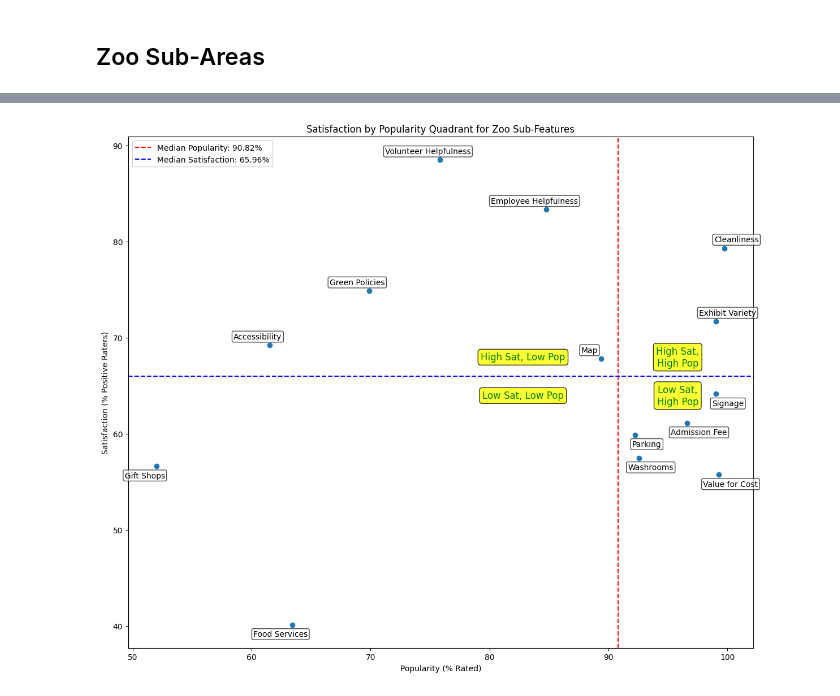
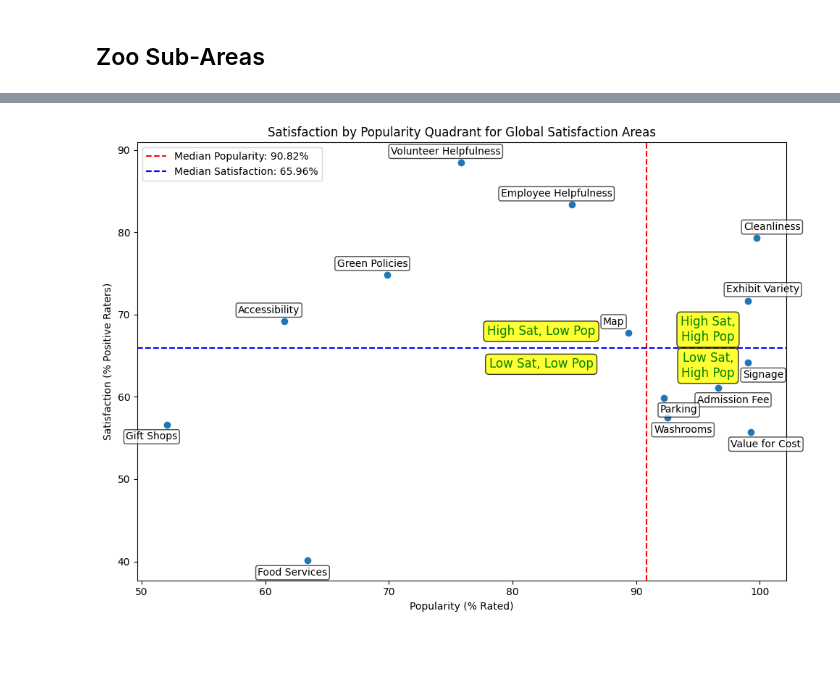
Before and after one commit to nathan-wheeler/Zoo-Feedback-Insights, a Jupyter notebook: EDA_Quadrant_Analysis.ipynb, the cells around one changed output, grey strips where cells are left out. Cells and saved outputs as stored; diff of their text form; code cells hidden in the pictures; blank space fills up the shorter version.

```diff
--- a/EDA_Quadrant_Analysis.ipynb
+++ b/EDA_Quadrant_Analysis.ipynb
@@ -62,7 +62,7 @@ quad_df = pd.DataFrame(data)
 median_pop, median_sat = quad_df['Popularity'].median(), quad_df['Satisfaction'].median()
 
 # Plot
-fig, ax = plt.subplots(figsize=(12, 10))
+fig, ax = plt.subplots(figsize=(10, 7))
 ax.scatter(quad_df['Popularity'], quad_df['Satisfaction'])
 
 # Add labels with adjusted positions
@@ -100,11 +100,11 @@ ax.axhline(median_sat, color='blue', linestyle='--', label=f'Median Satisfaction
 # Label quadrants with better positioning and background
 ax.text(median_pop + 15, median_sat + 5, 'High Sat, High Pop', ha='left', va='bottom', fontsize=12, color='green',
         bbox=dict(boxstyle="round,pad=0.3", facecolor="yellow", alpha=0.8))
-ax.text(median_pop - 15, median_sat + 5, 'High Sat, Low Pop', ha='right', va='bottom', fontsize=12, color='green',
+ax.text(median_pop - 12.5, median_sat + 5, 'High Sat, Low Pop', ha='right', va='bottom', fontsize=12, color='green',
         bbox=dict(boxstyle="round,pad=0.3", facecolor="yellow", alpha=0.8))
 ax.text(median_pop + 15, median_sat - 5, 'Low Sat, High Pop', ha='left', va='top', fontsize=12, color='green',
         bbox=dict(boxstyle="round,pad=0.3", facecolor="yellow", alpha=0.8))
-ax.text(median_pop - 15, median_sat - 5, 'Low Sat, Low Pop', ha='right', va='top', fontsize=12, color='green',
+ax.text(median_pop - 12.5, median_sat - 5, 'Low Sat, Low Pop', ha='right', va='top', fontsize=12, color='green',
         bbox=dict(boxstyle="round,pad=0.3", facecolor="yellow", alpha=0.8))
 
 ax.legend()
@@ -127,43 +127,43 @@ median_pop, median_sat = quad_df['Popularity'].median(), quad_df['Satisfaction']
 
 
 # Plot
-fig, ax = plt.subplots(figsize=(12, 10))
+fig, ax = plt.subplots(figsize=(10, 7))
 ax.scatter(quad_df['Popularity'], quad_df['Satisfaction'])
 
 # Add labels with adjusted positions
 for i, row in quad_df.iterrows():
     x, y = row['Popularity'], row['Satisfaction']
     if x > median_pop and y > median_sat:
         xytext = (15, 8)
     elif x > median_pop and y <= median_sat:
         xytext = (15, -15)
     elif x <= median_pop and y > median_sat:
         xytext = (-15, 8)
     else:
         xytext = (-15, -15)
     ax.annotate(row['Subarea'], (x, y), xytext=xytext, textcoords='offset points', ha='center', fontsize=10,
                 bbox=dict(boxstyle="round,pad=0.2", facecolor="white", alpha=0.7))
 
 ax.set_xlabel('Popularity (% Rated)')
 ax.set_ylabel('Satisfaction (% Positive Raters)')
-ax.set_title('Satisfaction by Popularity Quadrant for Zoo Sub-Features')
+ax.set_title('Satisfaction by Popularity Quadrant for Global Satisfaction Areas')
 
 # Add quadrant lines at medians
 ax.axvline(median_pop, color='red', linestyle='--', label=f'Median Popularity: {median_pop:.2f}%')
 ax.axhline(median_sat, color='blue', linestyle='--', label=f'Median Satisfaction: {median_sat:.2f}%')
 
 # Label quadrants centered in each quadrant
-ax.text(median_pop + 5, median_sat + 2, 'High Sat,\nHigh Pop', ha='center', va='center', fontsize=12, color='green',
+ax.text(median_pop + 5, median_sat + 2.2, 'High Sat,\nHigh Pop', ha='center', va='center', fontsize=12, color='green',
         bbox=dict(boxstyle="round,pad=0.3", facecolor="yellow", alpha=0.8))
-ax.text(median_pop - 8, median_sat + 2, 'High Sat, Low Pop', ha='center', va='center', fontsize=12, color='green',
+ax.text(median_pop - 8.5, median_sat + 2, 'High Sat, Low Pop', ha='center', va='center', fontsize=12, color='green',
         bbox=dict(boxstyle="round,pad=0.3", facecolor="yellow", alpha=0.8))
-ax.text(median_pop + 5, median_sat - 2, 'Low Sat,\nHigh Pop', ha='center', va='center', fontsize=12, color='green',
+ax.text(median_pop + 5, median_sat - 2.2, 'Low Sat,\nHigh Pop', ha='center', va='center', fontsize=12, color='green',
         bbox=dict(boxstyle="round,pad=0.3", facecolor="yellow", alpha=0.8))
-ax.text(median_pop - 8, median_sat - 2, 'Low Sat, Low Pop', ha='center', va='center', fontsize=12, color='green',
+ax.text(median_pop - 8.5, median_sat - 2, 'Low Sat, Low Pop', ha='center', va='center', fontsize=12, color='green',
         bbox=dict(boxstyle="round,pad=0.3", facecolor="yellow", alpha=0.8))
 
 ax.legend()
 plt.tight_layout()
 plt.show()
 # %% [output]
-[figure, old version]
+[figure, new version]
```
Also changed, not shown: parts of 1 cell of this notebook, 5 other files.
